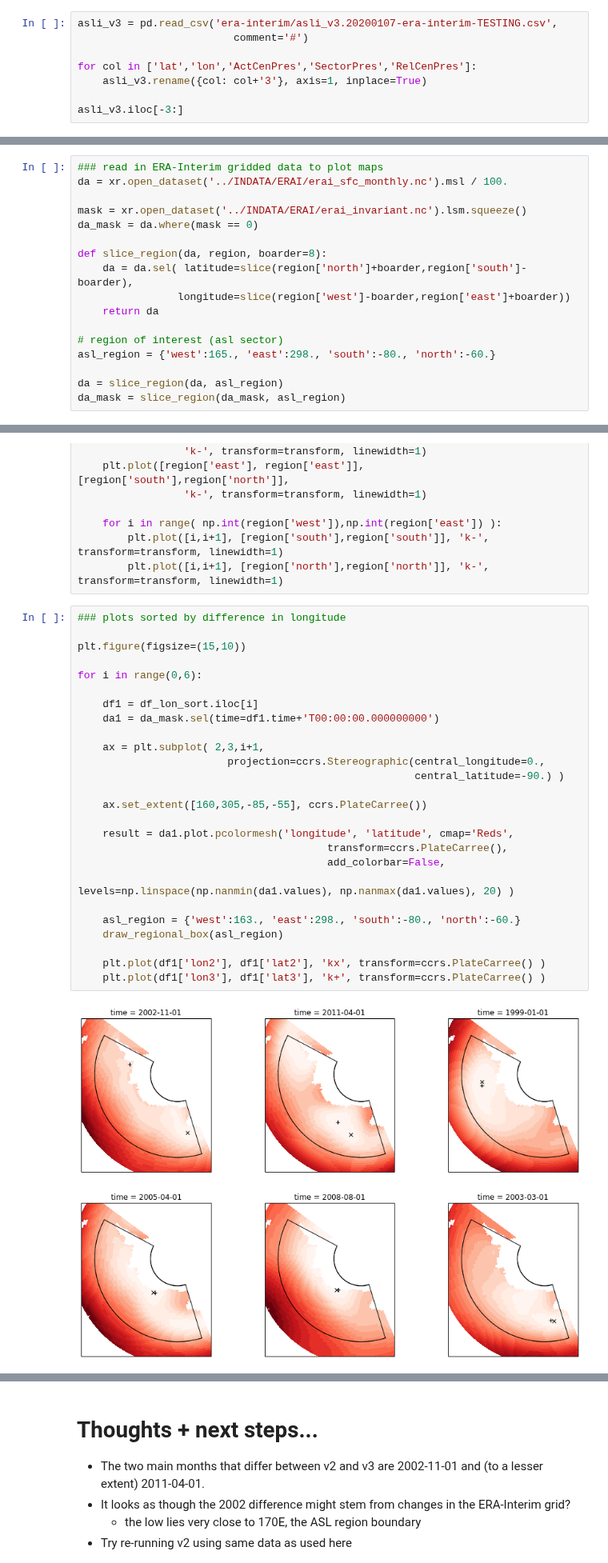
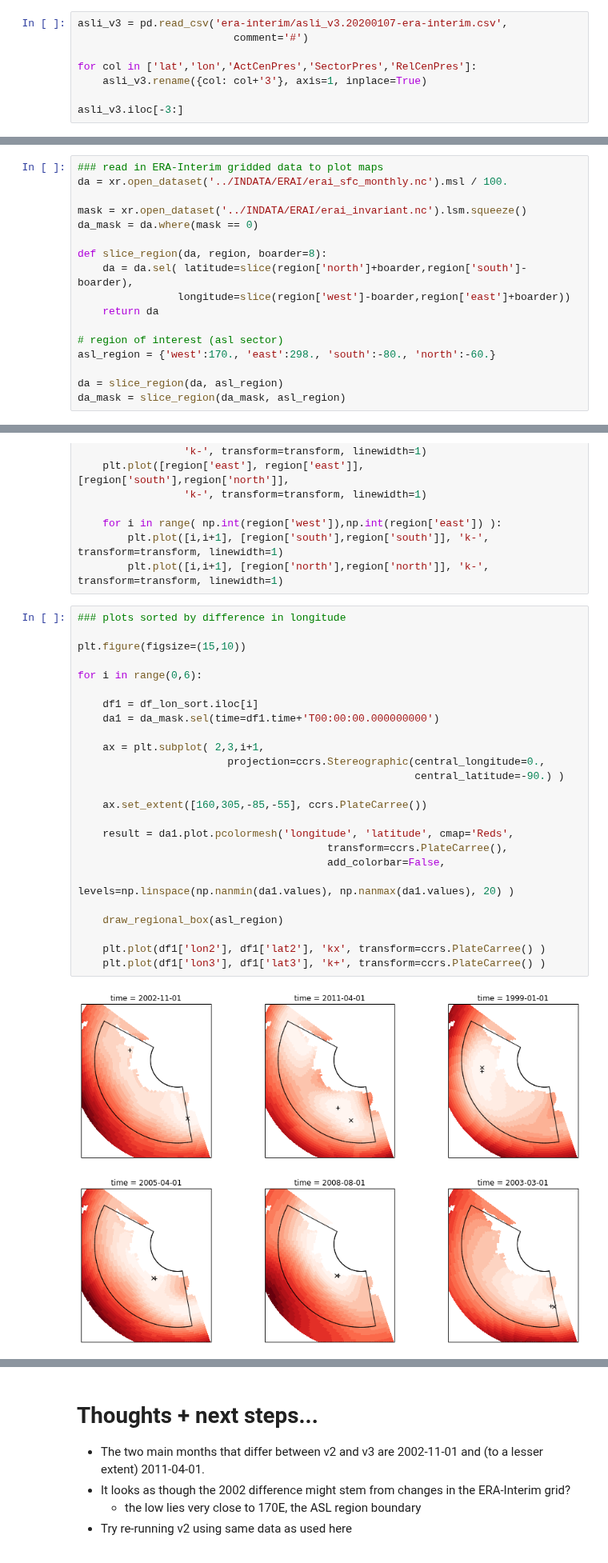
Before and after one commit to scotthosking/amundsen-sea-low-index, a Jupyter notebook: v3/compare_asl_indices.ipynb, the cells around one changed output, grey strips where cells are left out. Shown at 80% size. Drawn from its saved outputs; the diff is of its cells as text.

Commit message:
change asl region back to orig boundaries

```diff
--- a/v3/compare_asl_indices.ipynb
+++ b/v3/compare_asl_indices.ipynb
@@ -40,7 +40,7 @@ asli_v2.iloc[-3:]
 ### Read in ASL index (v3)
 * rename columns so we can merge indices
 # %%
-asli_v3 = pd.read_csv('era-interim/asli_v3.20200107-era-interim-TESTING.csv',
+asli_v3 = pd.read_csv('era-interim/asli_v3.20200107-era-interim.csv',
                          comment='#')
 
 for col in ['lat','lon','ActCenPres','SectorPres','RelCenPres']:
@@ -129,7 +129,7 @@ def slice_region(da, region, boarder=8):
     return da
 
 # region of interest (asl sector)
-asl_region = {'west':165., 'east':298., 'south':-80., 'north':-60.}
+asl_region = {'west':170., 'east':298., 'south':-80., 'north':-60.}
 
 da = slice_region(da, asl_region)
 da_mask = slice_region(da_mask, asl_region)
@@ -154,31 +154,30 @@ def draw_regional_box( region, transform=None ):
 # %%
 ### plots sorted by difference in longitude
 
 plt.figure(figsize=(15,10))
 
 for i in range(0,6):
 
     df1 = df_lon_sort.iloc[i]
     da1 = da_mask.sel(time=df1.time+'T00:00:00.000000000')
 
     ax = plt.subplot( 2,3,i+1,
                         projection=ccrs.Stereographic(central_longitude=0.,
                                                       central_latitude=-90.) )
 
     ax.set_extent([160,305,-85,-55], ccrs.PlateCarree())
 
     result = da1.plot.pcolormesh('longitude', 'latitude', cmap='Reds',
                                         transform=ccrs.PlateCarree(),
                                         add_colorbar=False,
                                         levels=np.linspace(np.nanmin(da1.values), np.nanmax(da1.values), 20) )
 
-    asl_region = {'west':163., 'east':298., 'south':-80., 'north':-60.}
     draw_regional_box(asl_region)
 
     plt.plot(df1['lon2'], df1['lat2'], 'kx', transform=ccrs.PlateCarree() )
     plt.plot(df1['lon3'], df1['lat3'], 'k+', transform=ccrs.PlateCarree() )
 # %% [output]
-[figure, old version]
+[figure, new version]
 # %%
 # plots sorted by difference in latitude
 
```
Also changed, not shown: parts of 1 cell of this notebook, 1 other file.
